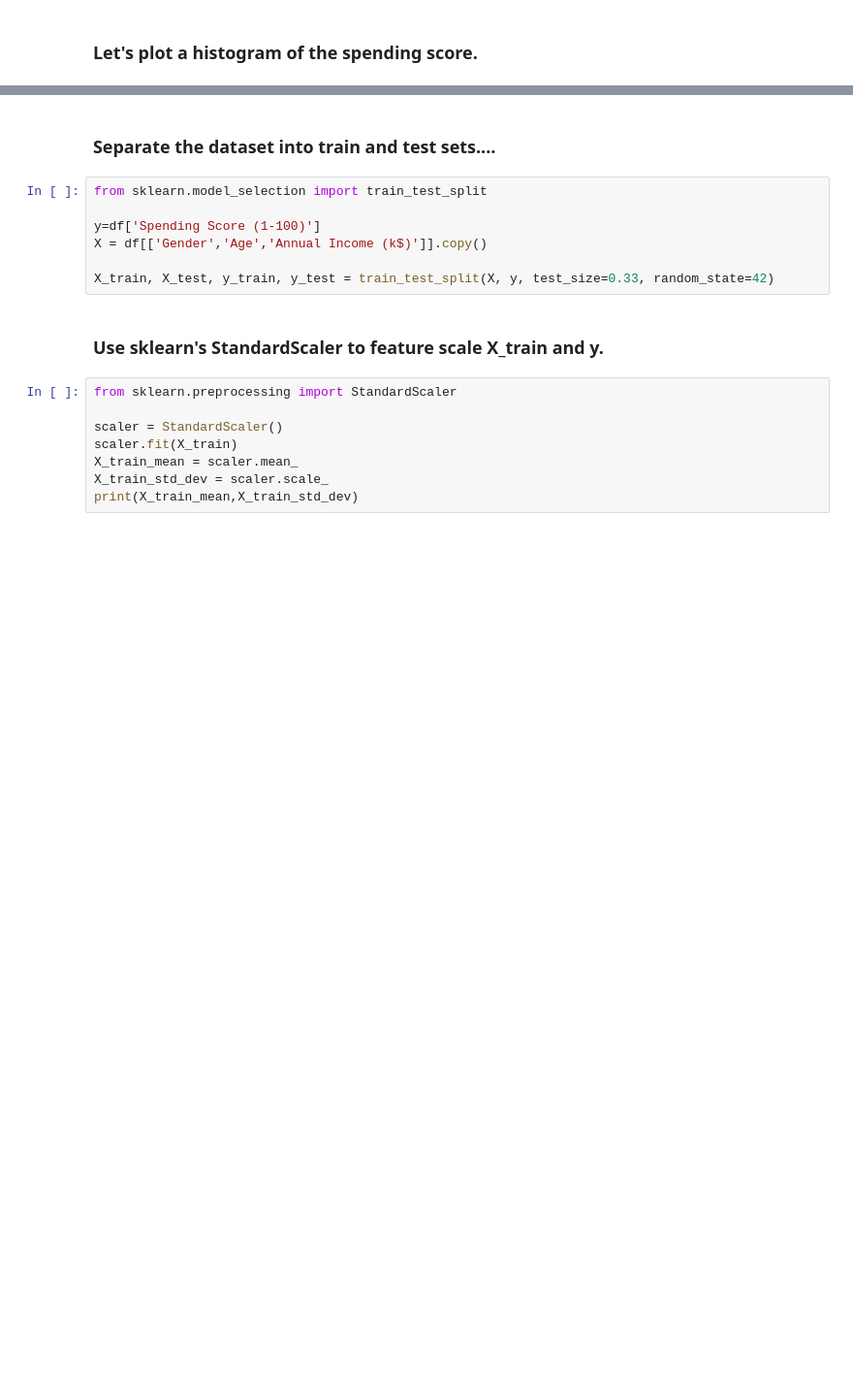
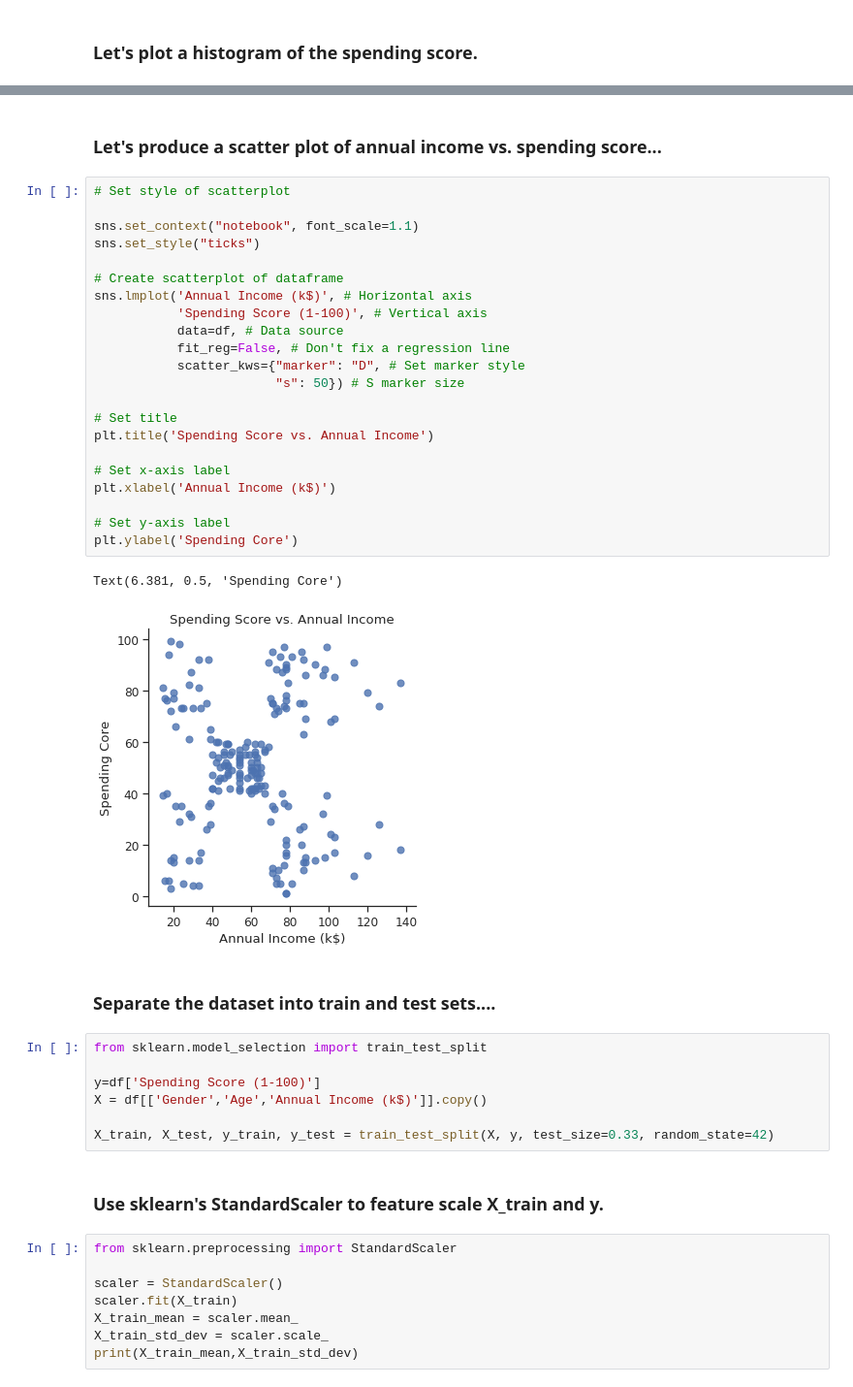
Before and after one commit to ROARMarketingConcepts/Machine-Learning-Projects, a Jupyter notebook: Mall_Customer_Segmentation_Analysis.ipynb, the cells around one changed output, grey strips where cells are left out. Shown at 97% size. Drawn from its saved outputs; the diff is of its cells as text; blank space fills up the shorter version.

```diff
--- a/Mall_Customer_Segmentation_Analysis.ipynb
+++ b/Mall_Customer_Segmentation_Analysis.ipynb
@@ -315,3 +303,30 @@ Text(0.5, 1.0, 'Histogram - Spending Score')
+# %% [markdown]
+### Let's produce a scatter plot of annual income vs. spending score...
+# %%
+# Set style of scatterplot
+
+sns.set_context("notebook", font_scale=1.1)
+sns.set_style("ticks")
+
+# Create scatterplot of dataframe
+sns.lmplot('Annual Income (k$)', # Horizontal axis
+           'Spending Score (1-100)', # Vertical axis
+           data=df, # Data source
+           fit_reg=False, # Don't fix a regression line
+           scatter_kws={"marker": "D", # Set marker style
+                        "s": 50}) # S marker size
+
+# Set title
+plt.title('Spending Score vs. Annual Income')
+
+# Set x-axis label
+plt.xlabel('Annual Income (k$)')
+
+# Set y-axis label
+plt.ylabel('Spending Core')
+# %% [output]
+Text(6.381, 0.5, 'Spending Core')
+[figure, added]
 # %% [markdown]
 ### Separate the dataset into train and test sets....
 # %%
```
Also changed, not shown: parts of 7 cells of this notebook.
